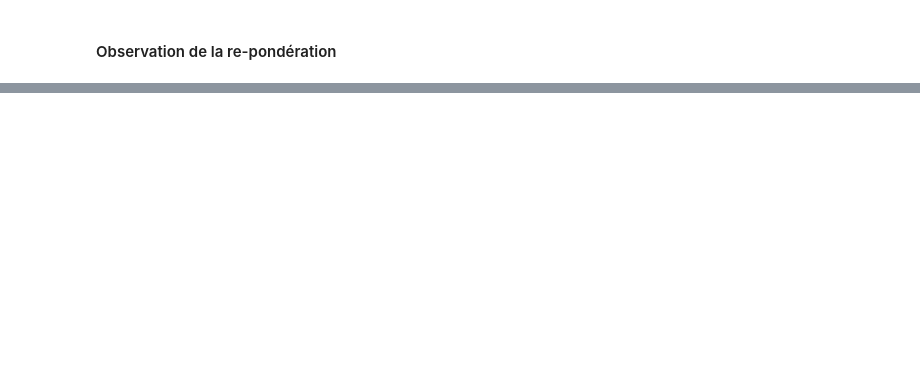
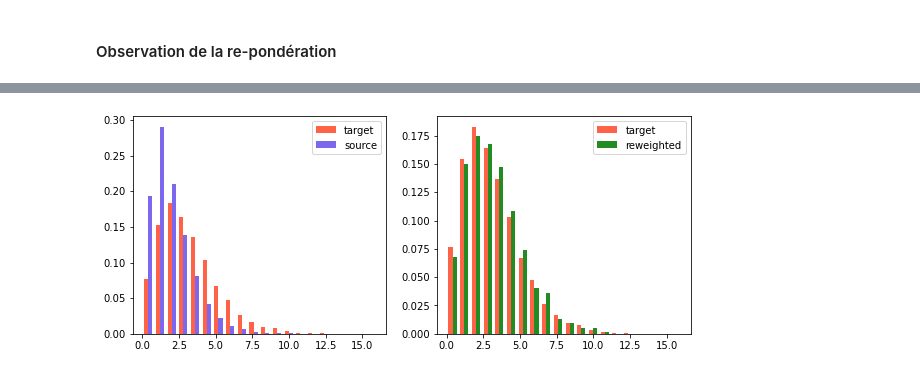
Before and after one commit to datacraft-paris/2105-GuyonvarchNoiry-DataBiaises, a Jupyter notebook: notebook_transfer.ipynb, the cells around one changed output, grey strips where cells are left out. Drawn from its saved outputs; the diff is of its cells as text; code cells hidden in the pictures; blank space fills up the shorter version.

```diff
--- a/notebook_transfer.ipynb
+++ b/notebook_transfer.ipynb
@@ -267,0 +268,19 @@ plt.show()
+# %%
+plt.figure(figsize=(10,4))
+
+plt.subplot(1,2,1)
+plt.hist([X_T[:,1], X_S[:,1]], bins=20, color=['tomato', 'mediumslateblue'], rwidth=0.7,
+        weights=[(1/N)*np.ones(N), (1/N)*np.ones(N)],
+        label=['target', 'source'])
+plt.legend(loc='best')
+
+plt.subplot(1,2,2)
+plt.hist([X_T[:,1], X_reweighted[:,1]], bins=20, color=['tomato', 'forestgreen'], rwidth=0.7,
+        weights=[(1/N)*np.ones(N), (1/N)*np.ones(N)],
+        label=['target', 'reweighted'])
+plt.legend(loc='best')
+
+#plt.savefig('simu.pdf')
+plt.show()
+# %% [output]
+[figure, added]
```
Also changed, not shown: parts of 5 cells of this notebook.
